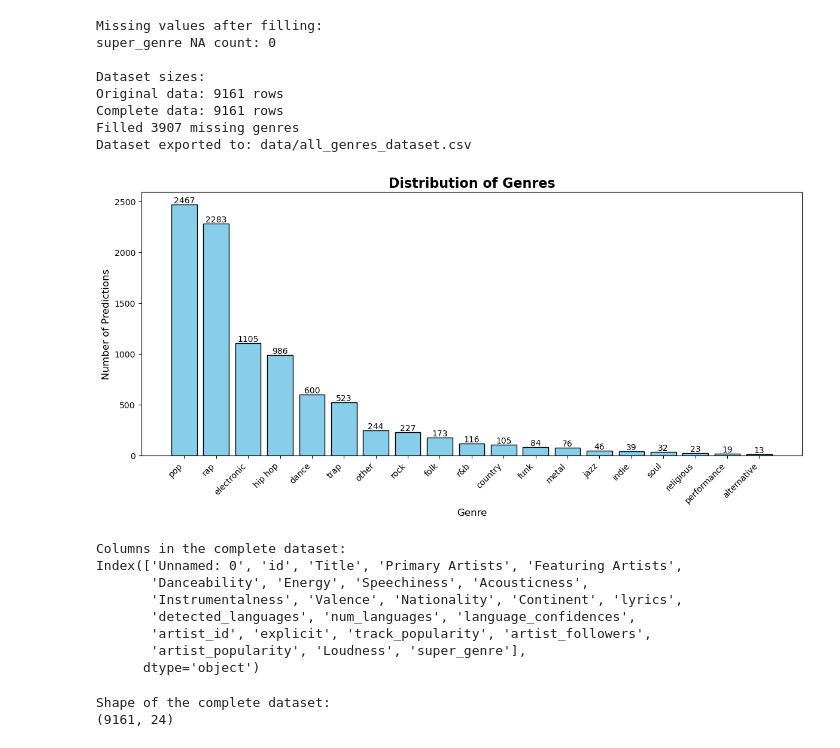
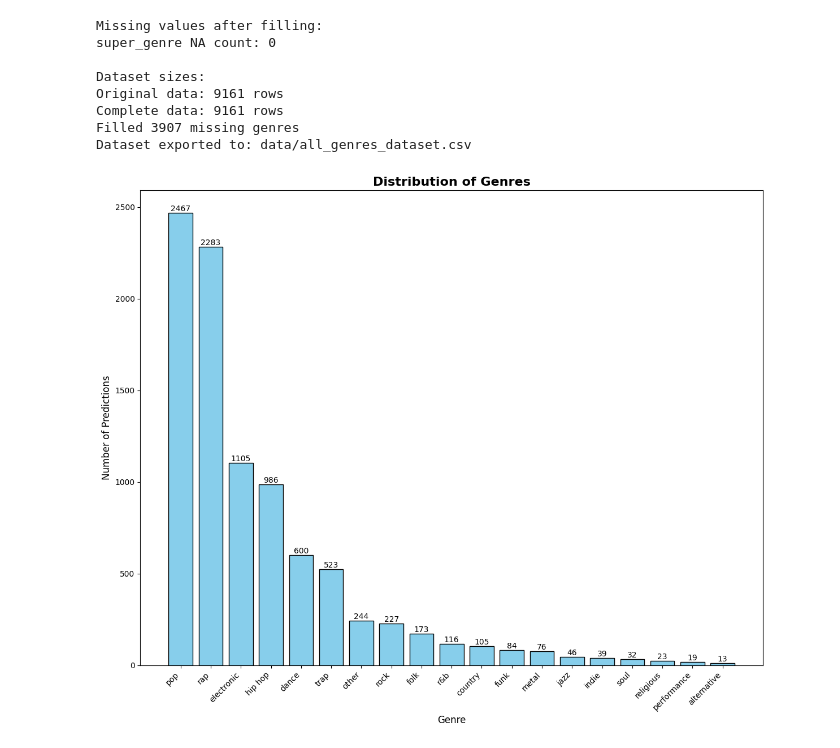
Before and after one commit to mickey59/AML_Spotify, a Jupyter notebook: Working Notebooks/genre_classification.ipynb, the cells around one changed output. Cells and saved outputs as stored; diff of their text form; code cells hidden in the pictures.

```diff
--- a/Working Notebooks/genre_classification.ipynb
+++ b/Working Notebooks/genre_classification.ipynb
@@ -39,5 +39,5 @@ data.to_csv('data/normalised_data.csv', index=False)
 # %%
-data = pd.read_csv('data/normalised_data.csv')
+data = pd.read_csv('../data/normalised_data.csv')
 
 valid_genre_data_mask = pd.isna(data['super_genre']) == False
 valid_genre_data = data[valid_genre_data_mask]
@@ -729,8 +553,8 @@ Predicted genre distribution:
 predicted_genre_counts = na_genre_data['predicted_super_genre'].value_counts()
 
 # Create histogram
-plt.figure(figsize=(12, 6))
-bars = plt.bar(predicted_genre_counts.index, predicted_genre_counts.values, color='skyblue', edgecolor='black')
+plt.figure(figsize=(12, 10))
+bars = plt.bar(predicted_genre_counts.index, predicted_genre_counts.values, color='seagreen', edgecolor='black')
 
 # Customize the plot
 plt.title('Distribution of Predicted Genres for Missing Data', fontsize=16, fontweight='bold')
@@ -746,5 +570,6 @@ for bar in bars:
              ha='center', va='bottom')
 
 plt.tight_layout()
+plt.savefig("genres_distribution_missing_data.pdf")
 plt.show()
 # %% [output]
@@ -783,47 +699,26 @@ Dataset exported to: data/all_genres_dataset.csv
 # %%
 # Distribution of  genres
 genre_counts = complete_data['super_genre'].value_counts()
 
 # Create histogram
-plt.figure(figsize=(12, 6))
+plt.figure(figsize=(12, 10))
 bars = plt.bar(genre_counts.index, genre_counts.values, color='skyblue', edgecolor='black')
 
 # Customize the plot
 plt.title('Distribution of Genres', fontsize=16, fontweight='bold')
 plt.xlabel('Genre', fontsize=12)
 plt.ylabel('Number of Predictions', fontsize=12)
 plt.xticks(rotation=45, ha='right')
 
 # Add value labels on top of bars
 for bar in bars:
     height = bar.get_height()
     plt.text(bar.get_x() + bar.get_width()/2., height,
              f'{int(height)}',
              ha='center', va='bottom')
 
 plt.tight_layout()
+plt.savefig("complete_genre_distribution.pdf")
 plt.show()
 # %% [output]
-[figure, old version]
+[figure, new version]
-# %%
-#print all the columns of the complete data
-print("Columns in the complete dataset:")
-print(complete_data.columns)
-# %% [output]
-Columns in the complete dataset:
-Index(['Unnamed: 0', 'id', 'Title', 'Primary Artists', 'Featuring Artists',
-       'Danceability', 'Energy', 'Speechiness', 'Acousticness',
-       'Instrumentalness', 'Valence', 'Nationality', 'Continent', 'lyrics',
-       'detected_languages', 'num_languages', 'language_confidences',
-       'artist_id', 'explicit', 'track_popularity', 'artist_followers',
-       'artist_popularity', 'Loudness', 'super_genre'],
-      dtype='object')
-# %%
-#get the shape of data
-import pandas as pd
-data = pd.read_csv('data/Non-temporal/data.csv')
-print("Shape of the complete dataset:")
-print(data.shape)
-# %% [output]
-Shape of the complete dataset:
-(9161, 24)
```
Also changed, not shown: parts of 17 cells of this notebook, 21 other files.
